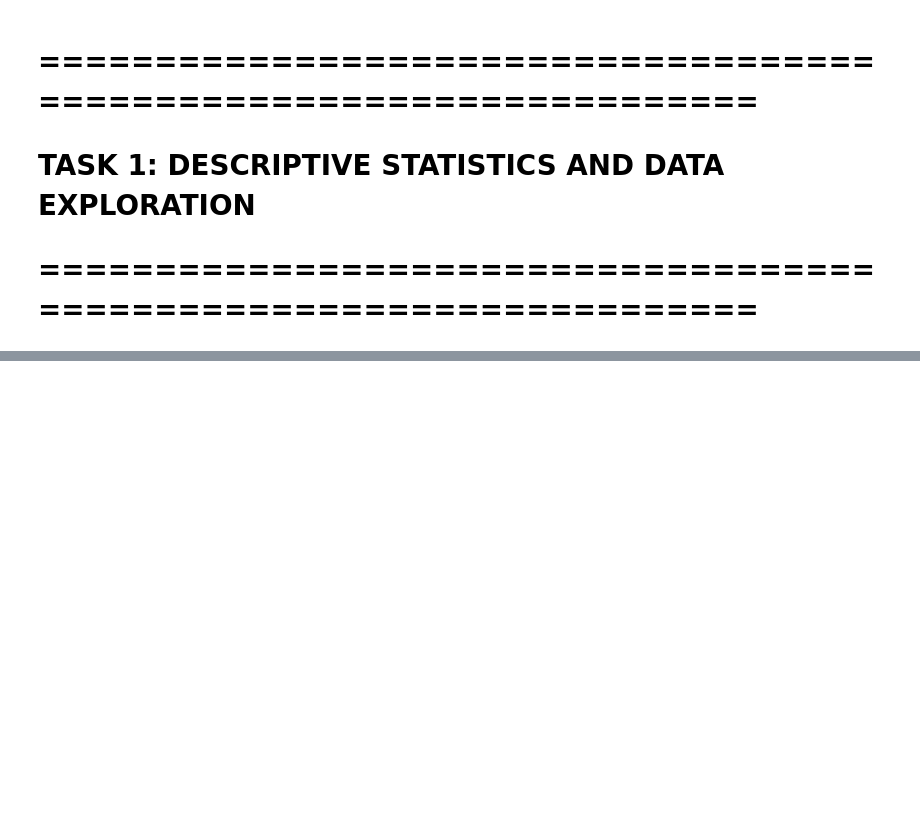
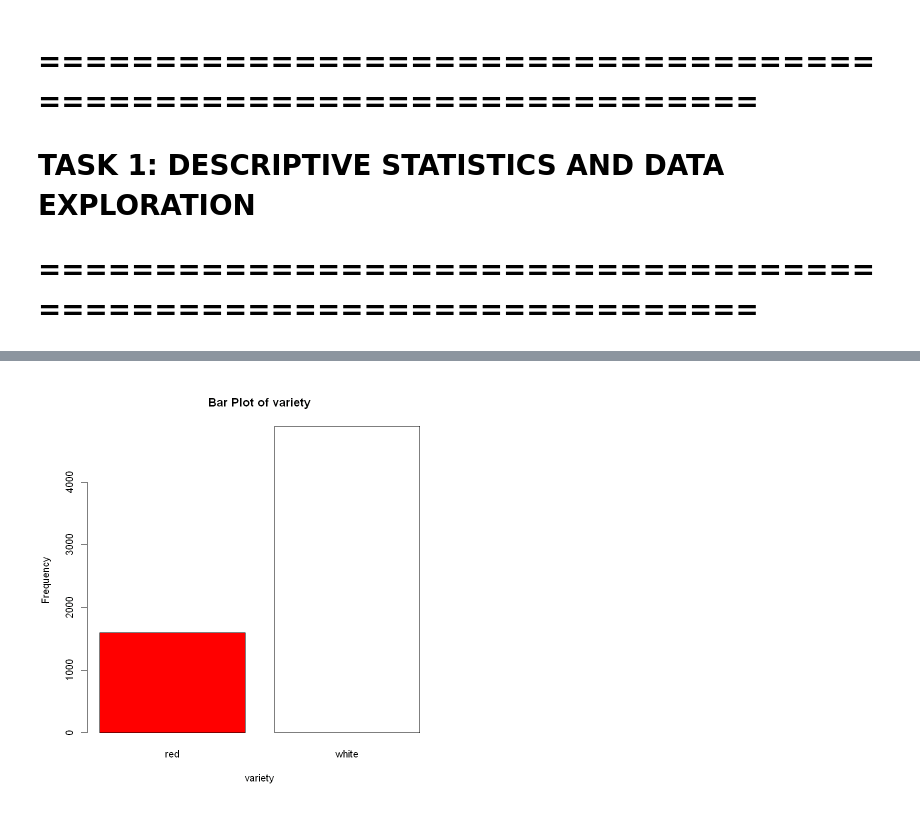
Before and after one commit to Hemanth-Jp/25S-Introduction-to-Data-Sciences, a Jupyter notebook: Winedataset.ipynb, the cells around one changed output, grey strips where cells are left out. Cells and saved outputs as stored; diff of their text form; code cells hidden in the pictures; blank space fills up the shorter version.

```diff
--- a/Winedataset.ipynb
+++ b/Winedataset.ipynb
@@ -74,0 +201,10 @@ ERROR: Error in file(file, "rt"): cannot open the connection
+# %%
+# Bar plot for categorical variables
+for(var in categorical_vars) {
+  if(var %in% names(wine_data)) {
+    barplot(table(wine_data[[var]]), main = paste("Bar Plot of", var),
+            xlab = var, ylab = "Frequency", col = c("red", "white"))
+  }
+}
+# %% [output]
+[figure, added]
```
Also changed, not shown: parts of 26 cells of this notebook.
